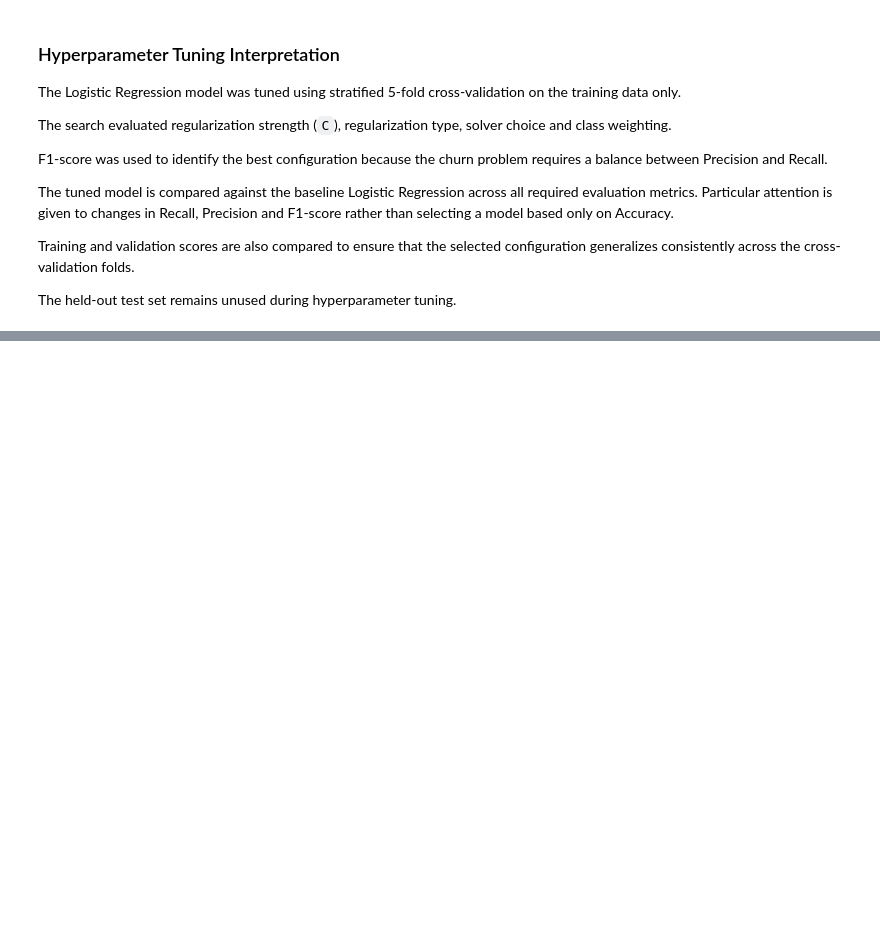
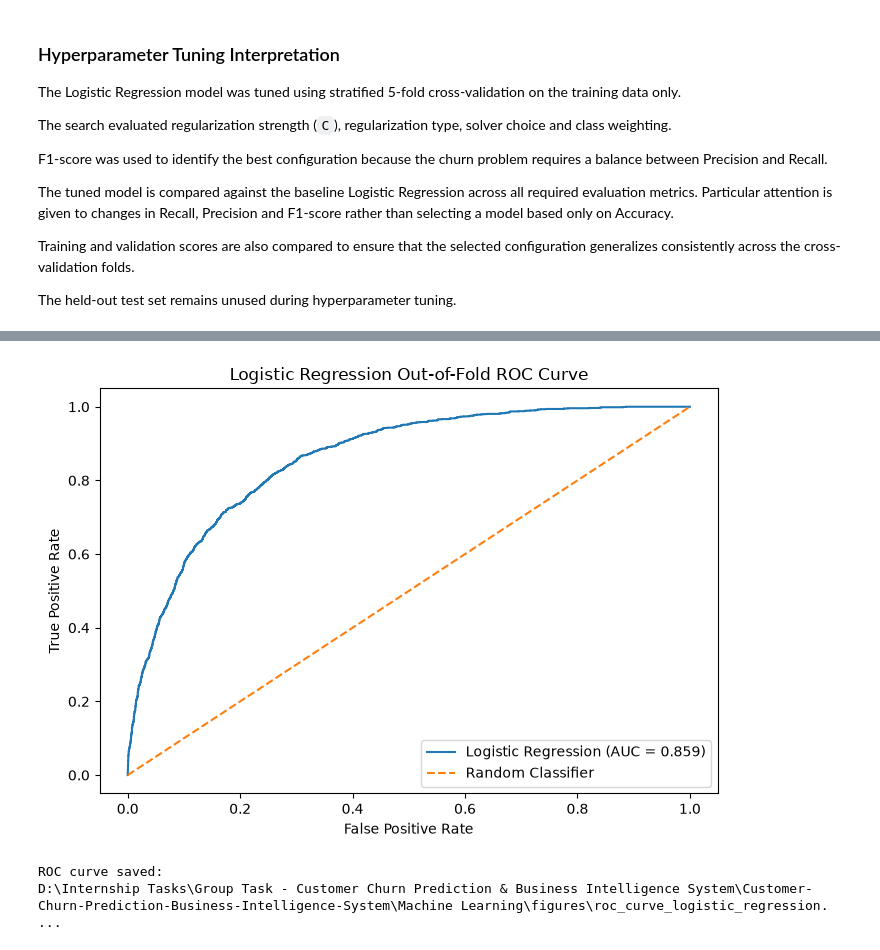
Before and after one commit to rgthimirad-cpu/Customer-Churn-Prediction-Business-Intelligence-System, a Jupyter notebook: Machine Learning/notebooks/01_logistic_regression.ipynb, the cells around one changed output, grey strips where cells are left out. Saved outputs shown, nothing was run; the diff lists cells and outputs as text; code cells hidden in the pictures; blank space fills up the shorter version.

```diff
--- a/Machine Learning/notebooks/01_logistic_regression.ipynb
+++ b/Machine Learning/notebooks/01_logistic_regression.ipynb
@@ -1970,0 +2183,66 @@ The held-out test set remains unused during hyperparameter tuning.
+# %%
+# ==========================================
+# 58. Plot Logistic Regression ROC Curve
+# ==========================================
+
+fpr, tpr, thresholds = roc_curve(
+    y_train,
+    oof_probabilities
+)
+
+fig, ax = plt.subplots(figsize=(7, 5))
+
+ax.plot(
+    fpr,
+    tpr,
+    label=(
+        f"Logistic Regression "
+        f"(AUC = {oof_roc_auc:.3f})"
+    )
+)
+
+ax.plot(
+    [0, 1],
+    [0, 1],
+    linestyle="--",
+    label="Random Classifier"
+)
+
+ax.set_xlabel(
+    "False Positive Rate"
+)
+
+ax.set_ylabel(
+    "True Positive Rate"
+)
+
+ax.set_title(
+    "Logistic Regression "
+    "Out-of-Fold ROC Curve"
+)
+
+ax.legend()
+
+plt.tight_layout()
+
+ROC_CURVE_PATH = (
+    FIGURES_DIR
+    / "roc_curve_logistic_regression.png"
+)
+
+plt.savefig(
+    ROC_CURVE_PATH,
+    dpi=300,
+    bbox_inches="tight"
+)
+
+plt.show()
+
+print(
+    "ROC curve saved:"
+)
+print(ROC_CURVE_PATH)
+# %% [output]
+[figure, added]
+ROC curve saved:
+D:\Internship Tasks\Group Task - Customer Churn Prediction & Business Intelligence System\Customer-Churn-Prediction-Business-Intelligence-System\Machine Learning\figures\roc_curve_logistic_regression. ...
```
Also changed, not shown: parts of 14 cells of this notebook, 3 other files.
